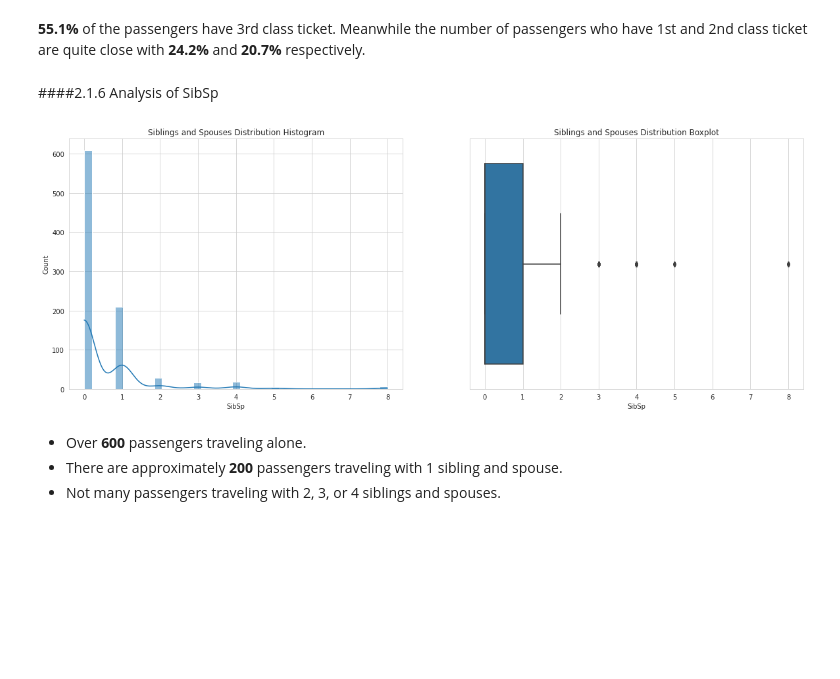
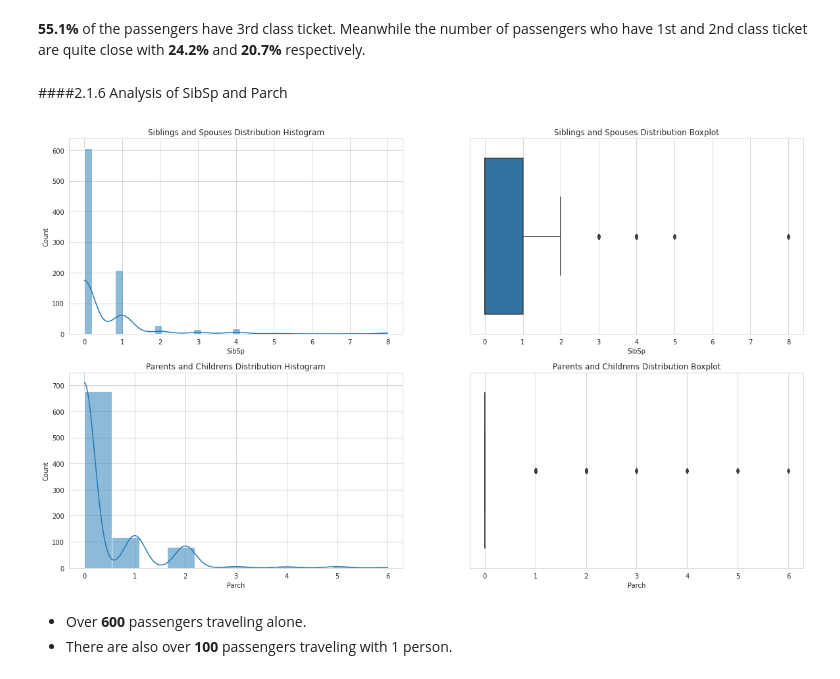
Before and after one commit to sahinozan/Titanic, a Jupyter notebook: titanic.ipynb, the cells around one changed output. Saved outputs shown, nothing was run; the diff lists cells and outputs as text; code cells hidden in the pictures; blank space fills up the shorter version.

Commit message:
analysis of parch added

```diff
--- a/titanic.ipynb
+++ b/titanic.ipynb
@@ -273,18 +273,24 @@ plt.show()
 # %% [markdown]
 **55.1%** of the passengers have 3rd class ticket. Meanwhile the number of passengers who have 1st and 2nd class ticket are quite close with **24.2%** and **20.7%** respectively.
 # %% [markdown]
-####2.1.6 Analysis of SibSp
+####2.1.6 Analysis of SibSp and Parch
 # %%
-fig, ax = plt.subplots(1, 2, figsize=(20, 7))
-sns.histplot(data=df_train, x='SibSp', kde=True, ax=ax[0])
-ax[0].set_title('Siblings and Spouses Distribution Histogram')
+fig, ax = plt.subplots(2, 2, figsize=(20, 12))
+sns.histplot(data=df_train, x='SibSp', kde=True, ax=ax[0, 0])
+ax[0, 0].set_title('Siblings and Spouses Distribution Histogram')
 
-sns.boxplot(data=df_train, x='SibSp', ax=ax[1])
-ax[1].set_title('Siblings and Spouses Distribution Boxplot')
+sns.boxplot(data=df_train, x='SibSp', ax=ax[0, 1])
+ax[0, 1].set_title('Siblings and Spouses Distribution Boxplot')
+
+sns.histplot(data=df_train, x='Parch', kde=True, ax=ax[1, 0])
+ax[1, 0].set_title('Parents and Childrens Distribution Histogram')
+
+sns.boxplot(data=df_train, x='Parch', ax=ax[1, 1])
+ax[1, 1].set_title('Parents and Childrens Distribution Boxplot')
+
 plt.show()
 # %% [output]
-[figure, old version]
+[figure, new version]
 # %% [markdown]
 * Over **600** passengers traveling alone.
-* There are approximately **200** passengers traveling with 1 sibling and spouse.
-* Not many passengers traveling with 2, 3, or 4 siblings and spouses.
+* There are also over **100** passengers traveling with 1 person.
```
